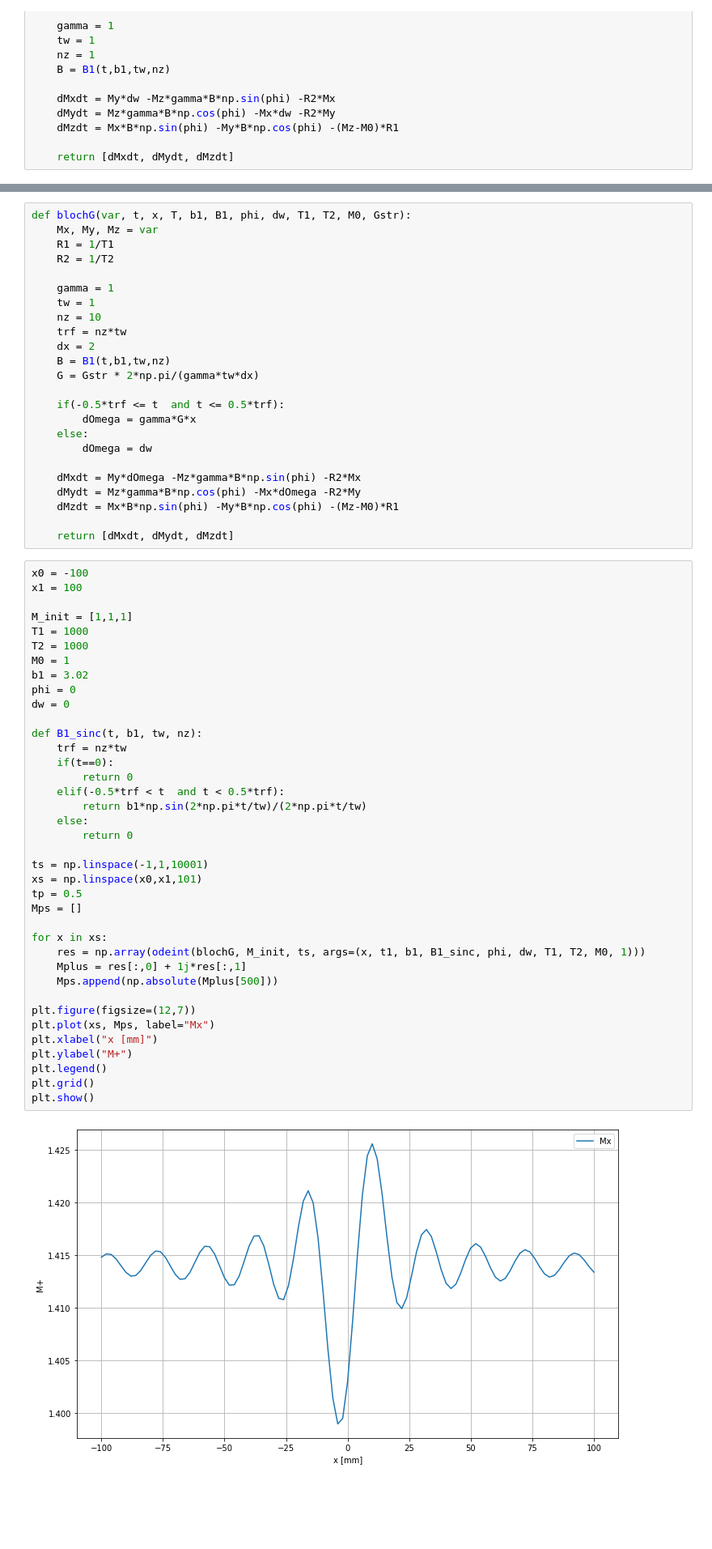
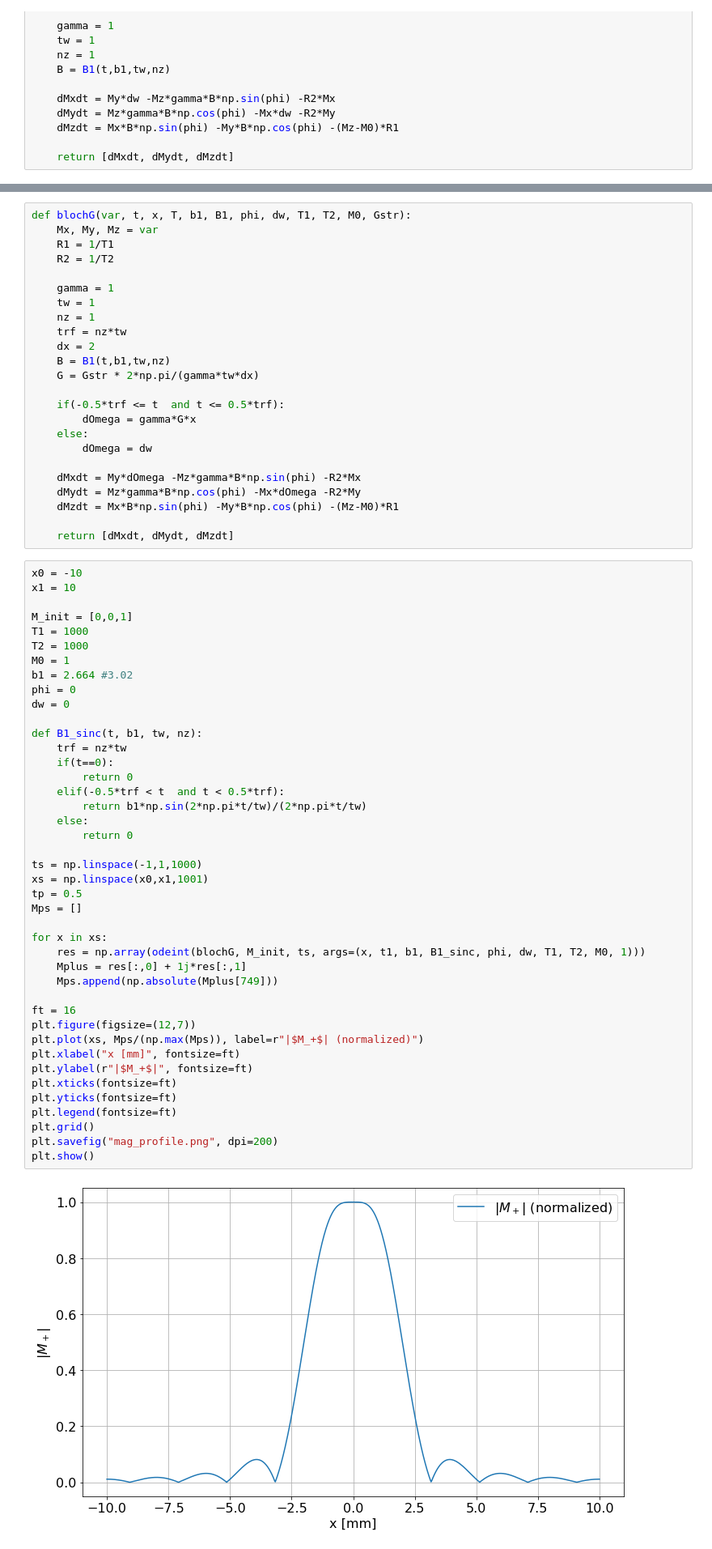
Before and after one commit to asgergardner/SE-_22, a Jupyter notebook: Øvelse 3/MRI_pt2.ipynb, the cells around one changed output, grey strips where cells are left out. Shown: that part at 81% size. Drawn from its saved outputs; the diff is of its cells as text; blank space fills up the shorter version.

```diff
--- a/Øvelse 3/MRI_pt2.ipynb
+++ b/Øvelse 3/MRI_pt2.ipynb
@@ -66,7 +66,7 @@ def blochG(var, t, x, T, b1, B1, phi, dw, T1, T2, M0, Gstr):
 
     gamma = 1
     tw = 1
-    nz = 10
+    nz = 1
     trf = nz*tw
     dx = 2
     B = B1(t,b1,tw,nz)
@@ -83,42 +83,46 @@ def blochG(var, t, x, T, b1, B1, phi, dw, T1, T2, M0, Gstr):
 
     return [dMxdt, dMydt, dMzdt]
 # %%
-x0 = -100
-x1 = 100
+x0 = -10
+x1 = 10
 
-M_init = [1,1,1]
+M_init = [0,0,1]
 T1 = 1000
 T2 = 1000
 M0 = 1
-b1 = 3.02
+b1 = 2.664 #3.02
 phi = 0
 dw = 0
 
 def B1_sinc(t, b1, tw, nz):
     trf = nz*tw
     if(t==0):
         return 0
     elif(-0.5*trf < t  and t < 0.5*trf):
         return b1*np.sin(2*np.pi*t/tw)/(2*np.pi*t/tw)
     else:
         return 0
 
-ts = np.linspace(-1,1,10001)
-xs = np.linspace(x0,x1,101)
+ts = np.linspace(-1,1,1000)
+xs = np.linspace(x0,x1,1001)
 tp = 0.5
 Mps = []
 
 for x in xs:
     res = np.array(odeint(blochG, M_init, ts, args=(x, t1, b1, B1_sinc, phi, dw, T1, T2, M0, 1)))
     Mplus = res[:,0] + 1j*res[:,1]
-    Mps.append(np.absolute(Mplus[500]))
+    Mps.append(np.absolute(Mplus[749]))
 
+ft = 16
 plt.figure(figsize=(12,7))
-plt.plot(xs, Mps, label="Mx")
-plt.xlabel("x [mm]")
-plt.ylabel("M+")
-plt.legend()
+plt.plot(xs, Mps/(np.max(Mps)), label=r"|$M_+$| (normalized)")
+plt.xlabel("x [mm]", fontsize=ft)
+plt.ylabel(r"|$M_+$|", fontsize=ft)
+plt.xticks(fontsize=ft)
+plt.yticks(fontsize=ft)
+plt.legend(fontsize=ft)
 plt.grid()
+plt.savefig("mag_profile.png", dpi=200)
 plt.show()
 # %% [output]
-[figure, old version]
+[figure, new version]
```
Also changed, not shown: parts of 11 cells of this notebook.
